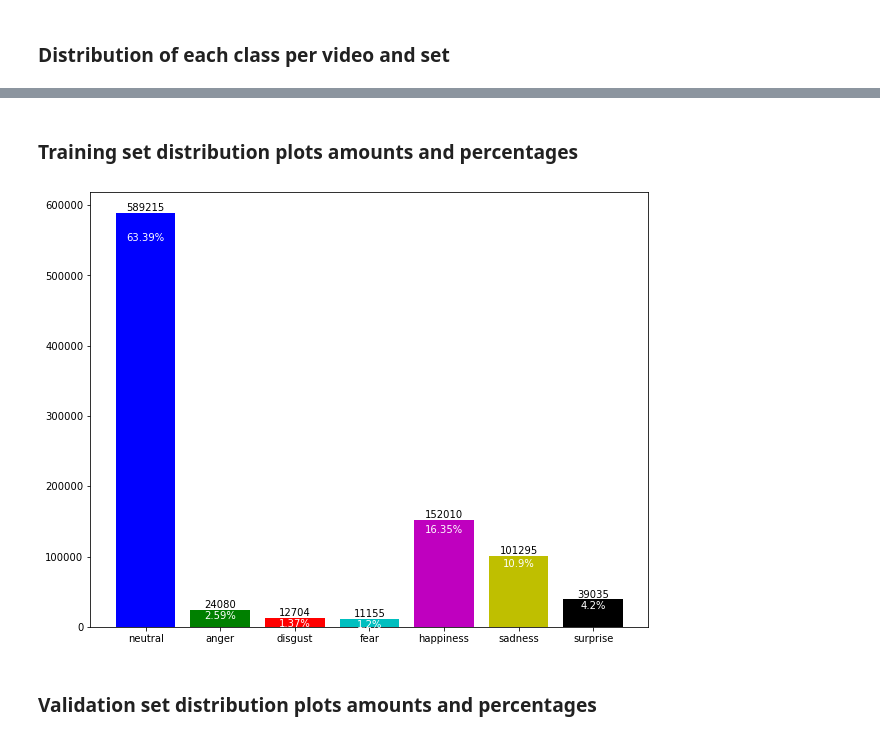
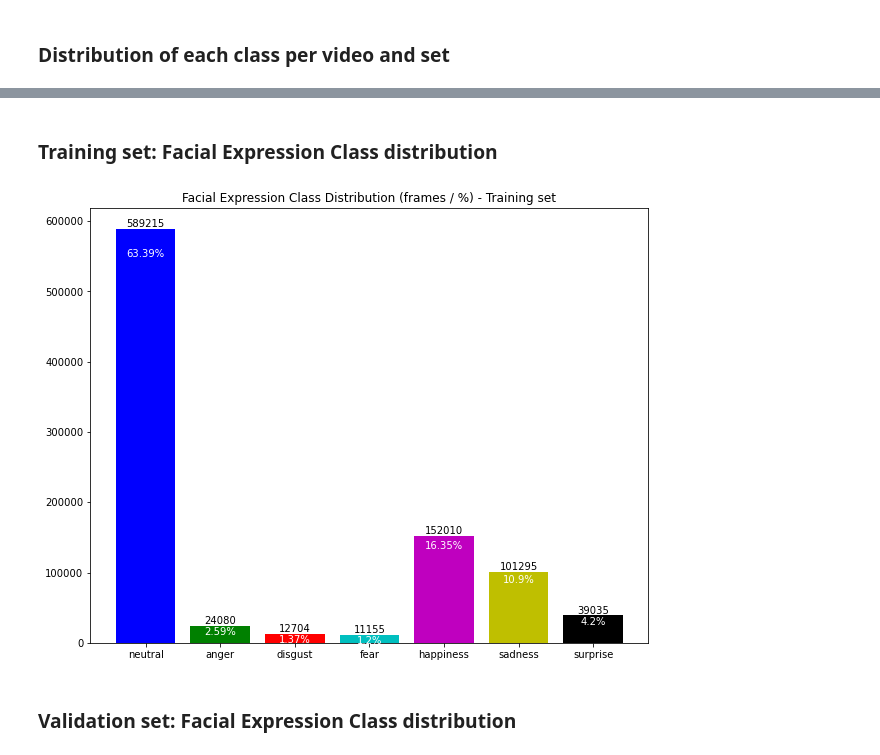
Before and after one commit to ion-elgreco/thesis-FER, a Jupyter notebook: EDA_Aff-Wild2.ipynb, the cells around one changed output, grey strips where cells are left out. Drawn from its saved outputs; the diff is of its cells as text; code cells hidden in the pictures.

```diff
--- a/EDA_Aff-Wild2.ipynb
+++ b/EDA_Aff-Wild2.ipynb
@@ -313,26 +433,16 @@ for ann_file in AW2_val_FN:
 # %% [markdown]
 ### Distribution of each class per video and set ###
 # %%
-names_class = [
-    "neutral",
-    "anger",
-    "disgust",
-    "fear",
-    "happiness",
-    "sadness",
-    "surprise",
-]
+names_class = ["neutral", "anger", "disgust", "fear", "happiness", "sadness", "surprise"]
 
+# Facial Expression Class distribution per video of training set
 AW2_train_classdist = {}
 for ann_file in AW2_train_FN:
     values = AW2_train_classes.get(ann_file)
-    AW2_train_classdist[ann_file] = {
-        name: np.sum(values == i) for name, i in zip(names_class, range(0, 7))
-    }
+    AW2_train_classdist[ann_file] = {name: np.sum(values == i) for name, i in zip(names_class, range(0, 7))}
 
+# Facial Expression Class distribution per video of validation set
 AW2_val_classdist = {}
 for ann_file in AW2_val_FN:
     values = AW2_val_classes.get(ann_file)
-    AW2_val_classdist[ann_file] = {
-        name: np.sum(values == i) for name, i in zip(names_class, range(0, 7))
-    }
+    AW2_val_classdist[ann_file] = {name: np.sum(values == i) for name, i in zip(names_class, range(0, 7))}
@@ -341,15 +469,12 @@ for ann_file in AW2_val_FN:
+# %% [markdown]
+### Training set: Facial Expression Class distribution
 # %%
 AW2_train_highlevel_dist = {i: 0 for i in names_class}
-
 for ann_file in AW2_train_FN:
     values = AW2_train_classdist.get(ann_file)
     for name in AW2_train_highlevel_dist.keys():
         AW2_train_highlevel_dist[name] += values.get(name)
 
-
-AW2_val_highlevel_dist = {i: 0 for i in names_class}
-
-for ann_file in AW2_val_FN:
-    values = AW2_val_classdist.get(ann_file)
-    for name in AW2_val_highlevel_dist.keys():
-        AW2_val_highlevel_dist[name] += values.get(name)
+AW2_distplotter(AW2_train_highlevel_dist, "Facial Expression Class Distribution (frames / %) - Training set")
+# %% [output]
+[figure, added]
@@ -375,2 +480,0 @@ def AW2_distplotter(distribution):
-# %% [markdown]
-### Training set distribution plots amounts and percentages ###
@@ -390,6 +481,2 @@ def AW2_distplotter(distribution):
-# %%
-AW2_distplotter(AW2_train_highlevel_dist)
-# %% [output]
-[figure, removed]
 # %% [markdown]
-### Validation set distribution plots amounts and percentages ###
+### Validation set: Facial Expression Class distribution
```
Also changed, not shown: parts of 35 cells of this notebook.
